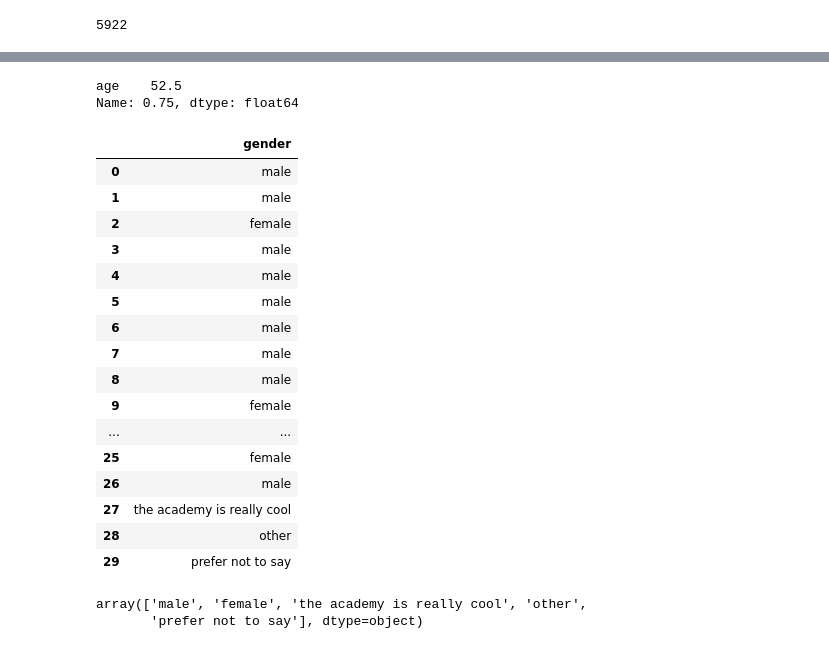
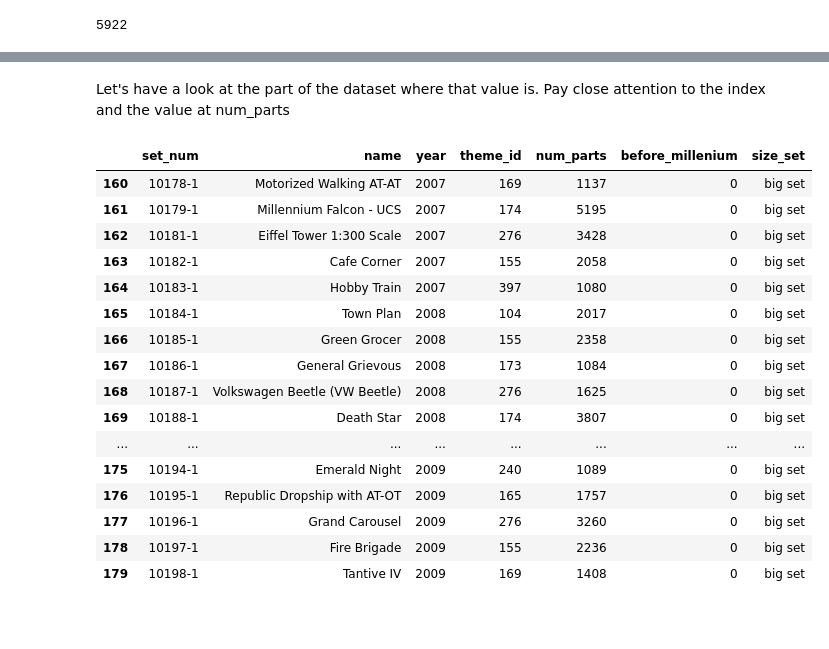
Before and after one commit to LDSSA/bootcamp, a Jupyter notebook: lu5-basic-stats/lu5-examples.ipynb, the cells around one changed output, grey strips where cells are left out. Saved outputs shown, nothing was run; the diff lists cells and outputs as text; code cells hidden in the pictures; blank space fills up the shorter version.

```diff
--- a/lu5-basic-stats/lu5-examples.ipynb
+++ b/lu5-basic-stats/lu5-examples.ipynb
@@ -178 +184,3 @@ _lego['size_set'] = np.where(lego['num_parts'] > 100, 'big set', 'small set')
+# %%
+lego = prepare_dataset(lego)
 # %%
@@ -570,5 +279,0 @@ ages_4 = pd.DataFrame({'age':[37, 20, 20, 99]})
-# %%
-ages_4.quantile(q=.75)
-# %% [output]
-age    52.5
-Name: 0.75, dtype: float64
@@ -584,25 +280,22 @@ gender = pd.DataFrame({'gender':['male', 'male', 'female', 'male',
-# %%
-gender
-# %% [output]
-|  | gender |
-| 0 | male |
-| 1 | male |
-| 2 | female |
-| 3 | male |
-| 4 | male |
-| 5 | male |
-| 6 | male |
-| 7 | male |
-| 8 | male |
-| 9 | female |
-| ... | ... |
-| 25 | female |
-| 26 | male |
-| 27 | the academy is really cool |
-| 28 | other |
-| 29 | prefer not to say |
-# %%
-gender.gender.unique()
-# %% [output]
-array(['male', 'female', 'the academy is really cool', 'other',
-       'prefer not to say'], dtype=object)
+# %% [markdown]
+Let's have a look at the part of the dataset where that value is. Pay close attention to the index and the value at num_parts
+# %%
+lego[160:180]
+# %% [output]
+|  | set_num | name | year | theme_id | num_parts | before_millenium | size_set |
+| 160 | 10178-1 | Motorized Walking AT-AT | 2007 | 169 | 1137 | 0 | big set |
+| 161 | 10179-1 | Millennium Falcon - UCS | 2007 | 174 | 5195 | 0 | big set |
+| 162 | 10181-1 | Eiffel Tower 1:300 Scale | 2007 | 276 | 3428 | 0 | big set |
+| 163 | 10182-1 | Cafe Corner | 2007 | 155 | 2058 | 0 | big set |
+| 164 | 10183-1 | Hobby Train | 2007 | 397 | 1080 | 0 | big set |
+| 165 | 10184-1 | Town Plan | 2008 | 104 | 2017 | 0 | big set |
+| 166 | 10185-1 | Green Grocer | 2008 | 155 | 2358 | 0 | big set |
+| 167 | 10186-1 | General Grievous | 2008 | 173 | 1084 | 0 | big set |
+| 168 | 10187-1 | Volkswagen Beetle (VW Beetle) | 2008 | 276 | 1625 | 0 | big set |
+| 169 | 10188-1 | Death Star | 2008 | 174 | 3807 | 0 | big set |
+| ... | ... | ... | ... | ... | ... | ... | ... |
+| 175 | 10194-1 | Emerald Night | 2009 | 240 | 1089 | 0 | big set |
+| 176 | 10195-1 | Republic Dropship with AT-OT | 2009 | 165 | 1757 | 0 | big set |
+| 177 | 10196-1 | Grand Carousel | 2009 | 276 | 3260 | 0 | big set |
+| 178 | 10197-1 | Fire Brigade | 2009 | 155 | 2236 | 0 | big set |
+| 179 | 10198-1 | Tantive IV | 2009 | 169 | 1408 | 0 | big set |
```
Also changed, not shown: parts of 98 cells of this notebook, 6 other files.
